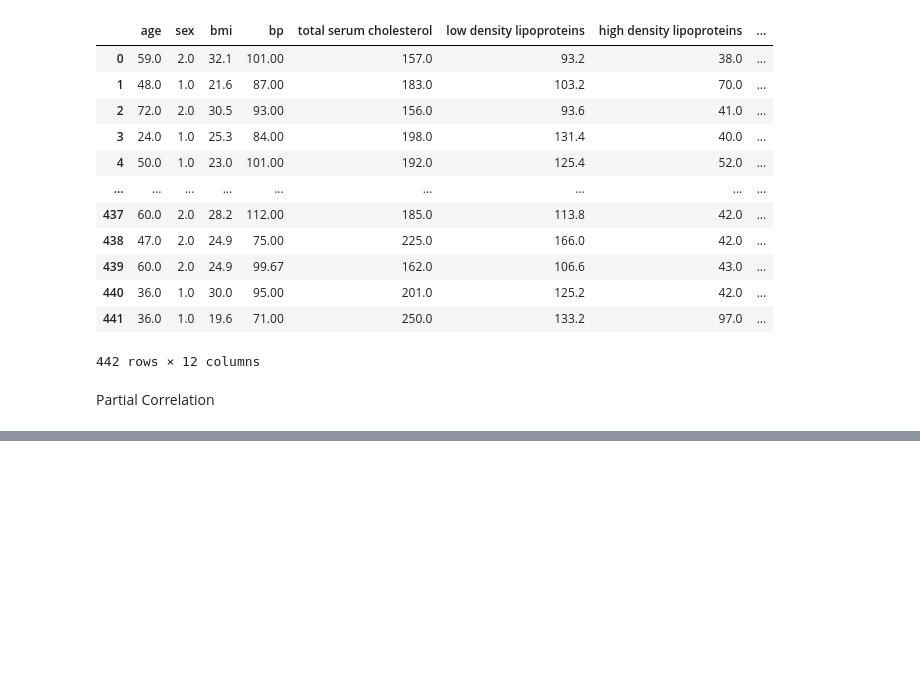
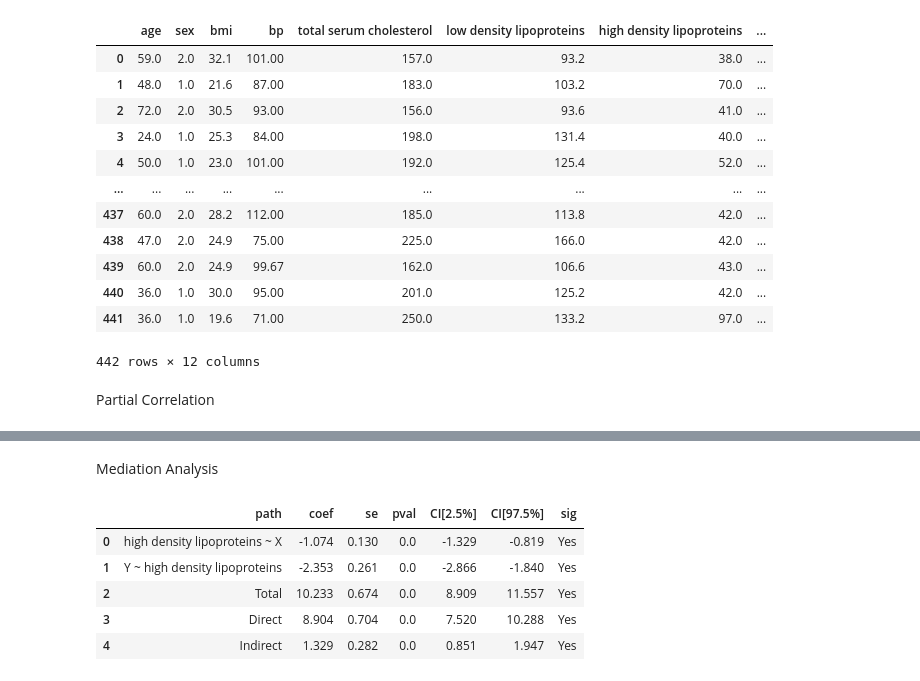
Before and after one commit to mglissmann/09_17_2024, a Jupyter notebook: diabetes_progression.ipynb, the cells around one changed output, grey strips where cells are left out. Saved outputs shown, nothing was run; the diff lists cells and outputs as text; code cells hidden in the pictures; blank space fills up the shorter version.

Commit message:
reg analysis - mediation analysis

```diff
--- a/diabetes_progression.ipynb
+++ b/diabetes_progression.ipynb
@@ -353,0 +360,11 @@ pg.partial_corr(data=df_unscaled, x='bmi', y='target', covar='age').round(3)
+# %% [markdown]
+Mediation Analysis
+# %%
+pg.mediation_analysis(data=df_unscaled, x='bmi', m='high density lipoproteins', y='target', alpha=0.05, seed=42).round(3)
+# %% [output]
+|  | path | coef | se | pval | CI[2.5%] | CI[97.5%] | sig |
+| 0 | high density lipoproteins ~ X | -1.074 | 0.130 | 0.0 | -1.329 | -0.819 | Yes |
+| 1 | Y ~ high density lipoproteins | -2.353 | 0.261 | 0.0 | -2.866 | -1.840 | Yes |
+| 2 | Total | 10.233 | 0.674 | 0.0 | 8.909 | 11.557 | Yes |
+| 3 | Direct | 8.904 | 0.704 | 0.0 | 7.520 | 10.288 | Yes |
+| 4 | Indirect | 1.329 | 0.282 | 0.0 | 0.851 | 1.947 | Yes |
```
Also changed, not shown: parts of 2 cells of this notebook.
